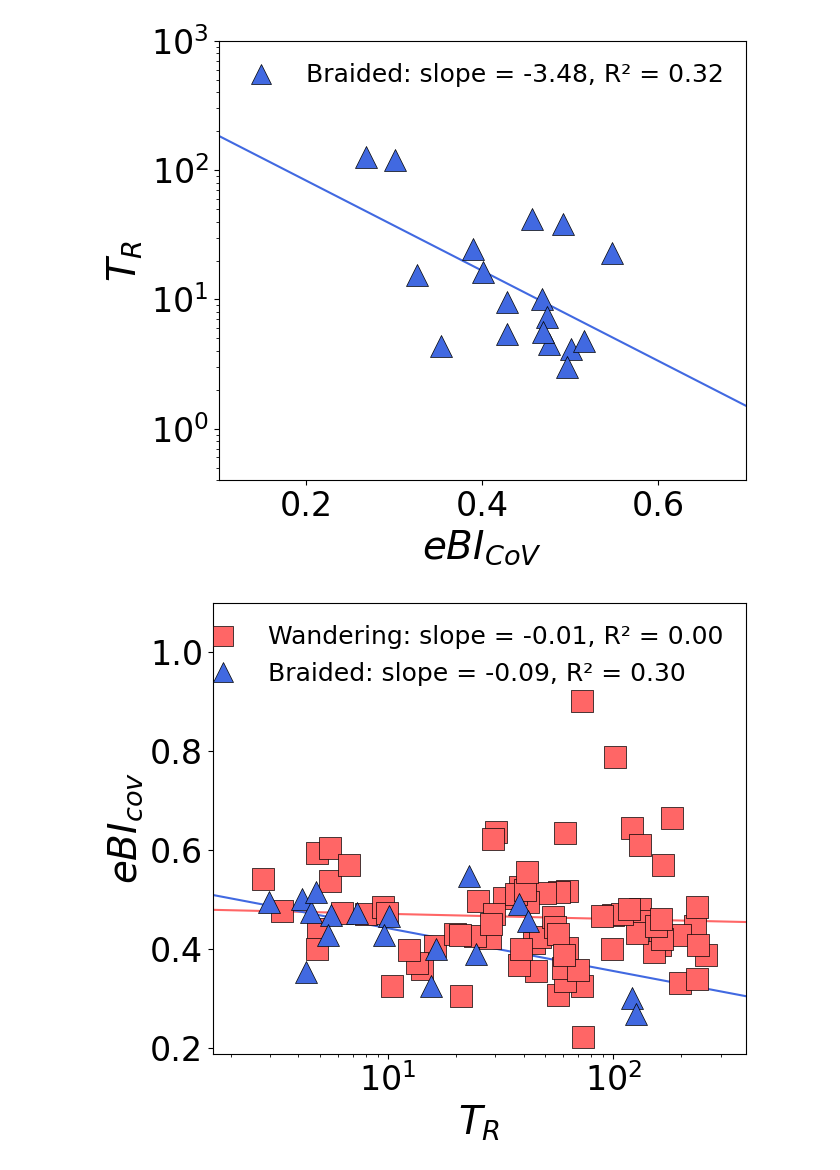
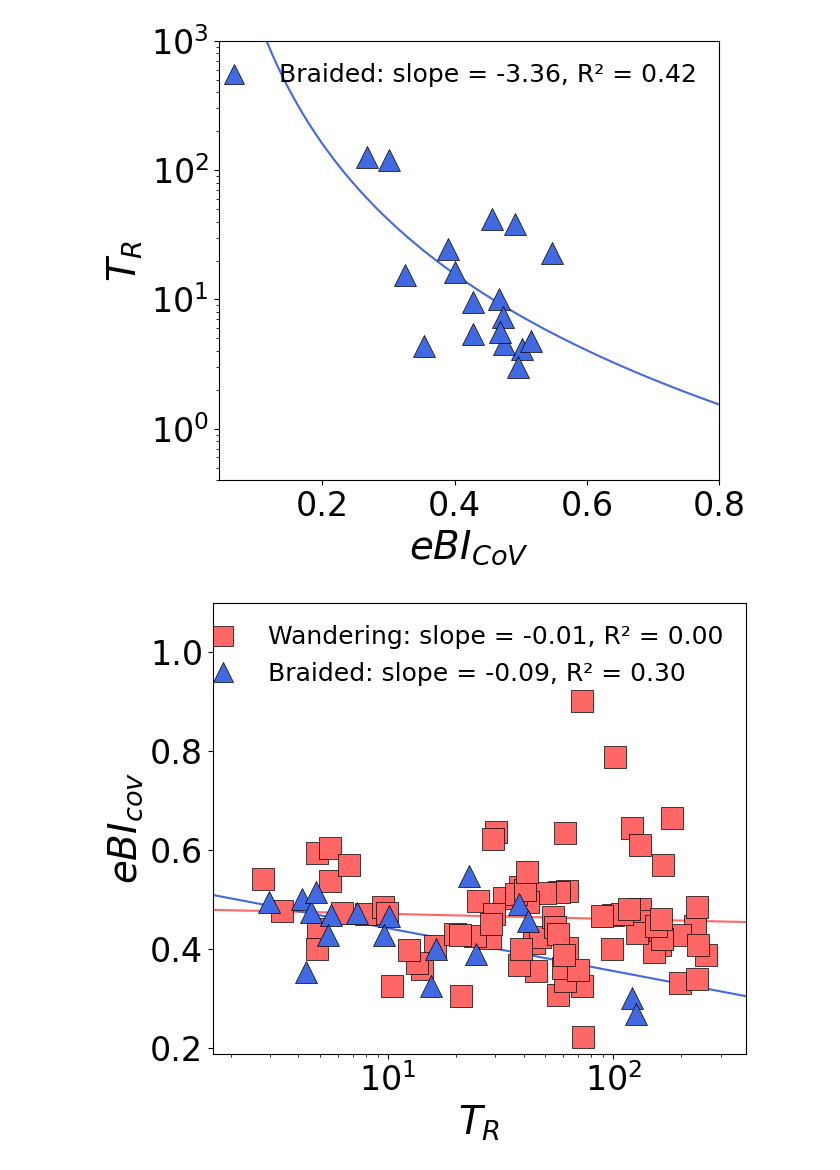
Before and after one commit to feifeixzhao/eBIcalculator, a Jupyter notebook: figures/fig10.ipynb, the cells around one changed output. Drawn from its saved outputs; the diff is of its cells as text; code cells hidden in the pictures.

```diff
--- a/figures/fig10.ipynb
+++ b/figures/fig10.ipynb
@@ -52,7 +52,7 @@ for group in ['B']:
         raise ValueError(f"Group {group} contains non-positive x values, cannot use log transformation.")
 
     # Fit regression using the unified function with mode "log-x" (i.e. y = m*log(x) + b)
-    slope, intercept, predict = fit_regression(x_data, y_data, mode="log-y")
+    slope, intercept, predict = fit_regression(x_data, y_data, mode="log-log")
 
     # Generate regression line values over the full x_range.
     x_line = np.linspace(x_range[0], x_range[1], 300)
@@ -77,35 +77,37 @@ for group in ['B']:
     y_data = subset['T_R']
 
 
     ax.scatter(x_data, y_data, label=group, marker=markers[group],
                c=colors[group], edgecolors='black', s=250, alpha=1, zorder=2, linewidths=0.5)
 
 # Set x-axis to log scale and adjust limits.
 ax.set_yscale('log')
-ax.set_xlim(0.1, 0.7)
+#ax.set_xscale('log')
+
+ax.set_xlim(right=0.8)
 ax.set_ylim(0.4,1e3)
 # Set labels and tick parameters.
 ax.set_ylabel(r'$T_R$')
 ax.set_xlabel(r'${eBI_{CoV}}$')
 ax.tick_params(axis='x')
 ax.tick_params(axis='y')
 
 # Create a legend with slope and R² information.
 from matplotlib.lines import Line2D
 legend_elements = [
     Line2D([0], [0], marker=markers['B'], color='w',
            label=f"Braided: {legend_info['B']}",
            markerfacecolor=colors['B'], markersize=15, markeredgecolor='black', markeredgewidth=0.5, linestyle='None')
 ]
 ax.legend(handles=legend_elements, loc='upper right', frameon=False)
 
 plt.tight_layout()
 plt.show()
 
 fig.savefig(r"C:\Users\Feifei\Box\BR_remote_sensing\figures\10_eBI_cov_TR_B.pdf",
             format='pdf', dpi=500, bbox_inches='tight', transparent=True)
 # %% [output]
-[figure, old version]
+[figure, new version]
 # %%
 # Dynamically calculate x_range based on data (with padding)
 x_range = (df['T_R'].min() * 0.6, df['T_R'].max() * 1.5)
```
Also changed, not shown: 9 other files.
